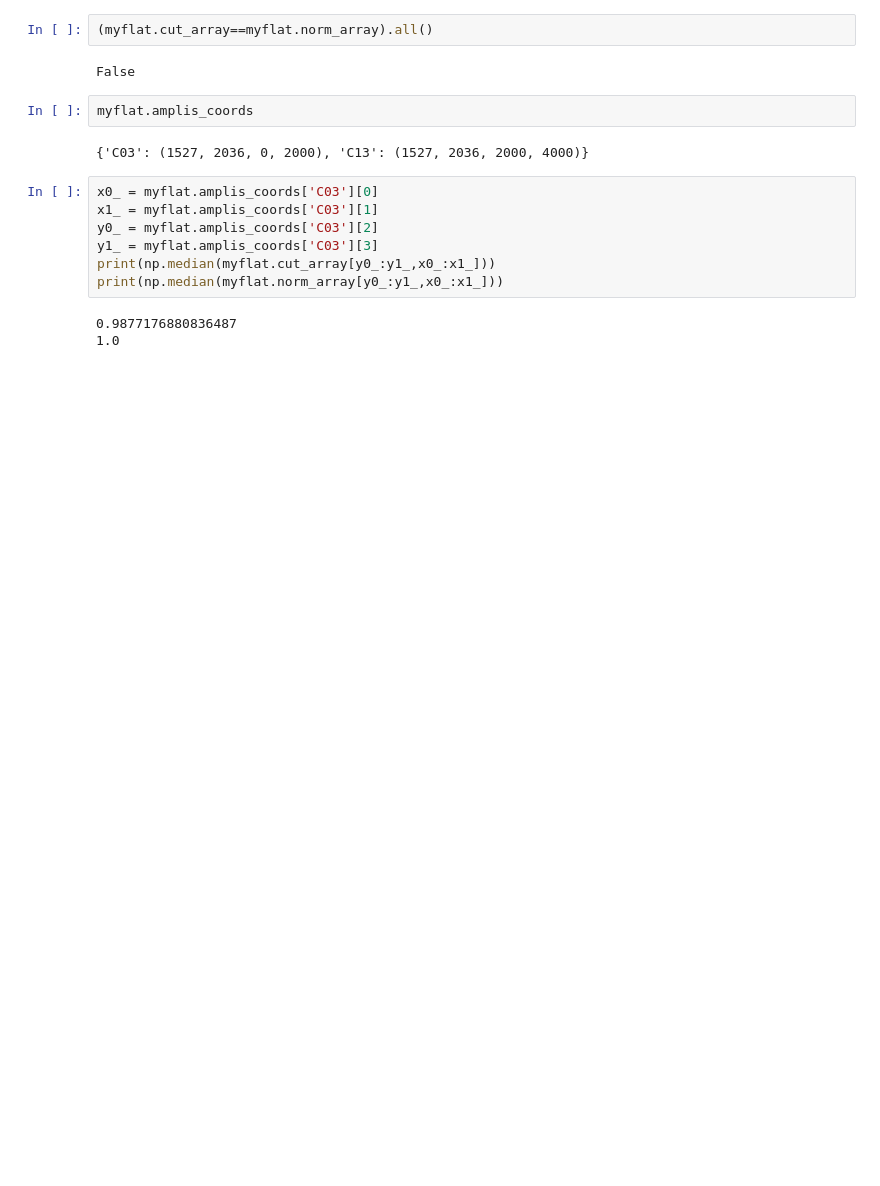
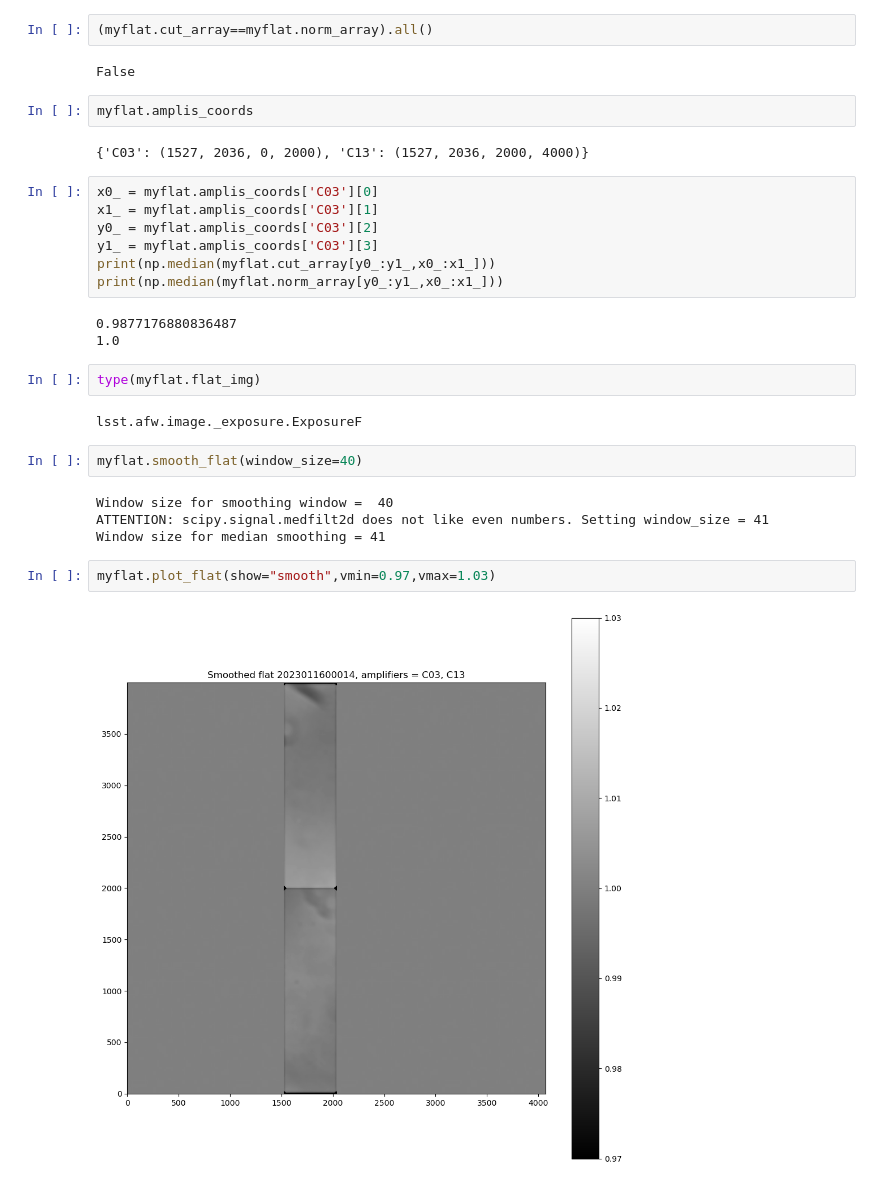
Before and after one commit to mrmonroy/spec_flats, a Jupyter notebook: tests.ipynb, the cells around one changed output. Cells and saved outputs as stored; diff of their text form; blank space fills up the shorter version.

```diff
--- a/tests.ipynb
+++ b/tests.ipynb
@@ -176,3 +164,17 @@ print(np.median(myflat.norm_array[y0_:y1_,x0_:x1_]))
 # %% [output]
 0.9877176880836487
 1.0
+# %%
+type(myflat.flat_img)
+# %% [output]
+lsst.afw.image._exposure.ExposureF
+# %%
+myflat.smooth_flat(window_size=40)
+# %% [output]
+Window size for smoothing window =  40
+ATTENTION: scipy.signal.medfilt2d does not like even numbers. Setting window_size = 41
+Window size for median smoothing = 41
+# %%
+myflat.plot_flat(show="smooth",vmin=0.97,vmax=1.03)
+# %% [output]
+[figure, added]
```
Also changed, not shown: parts of 6 cells of this notebook, 1 other file.
